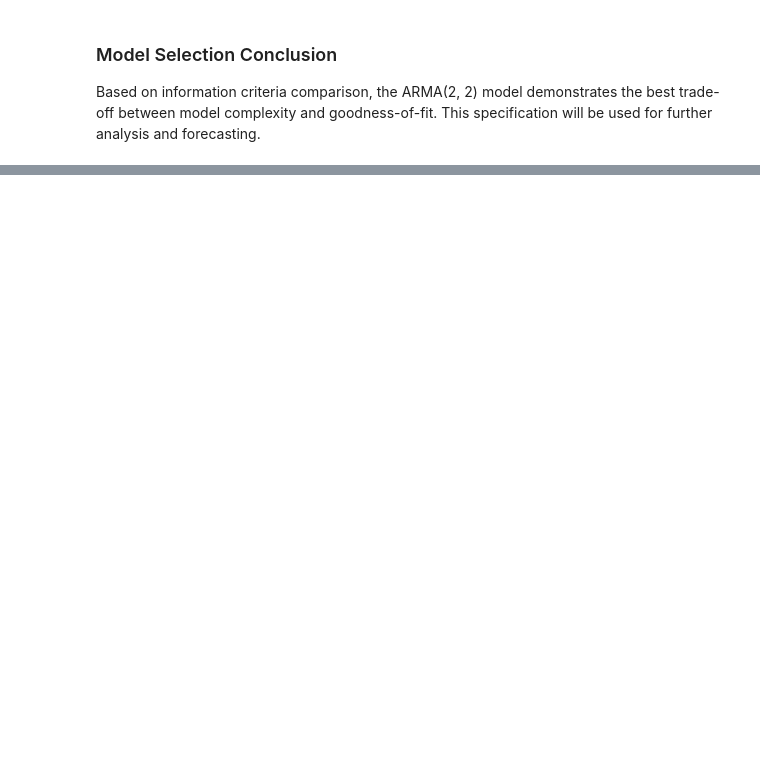
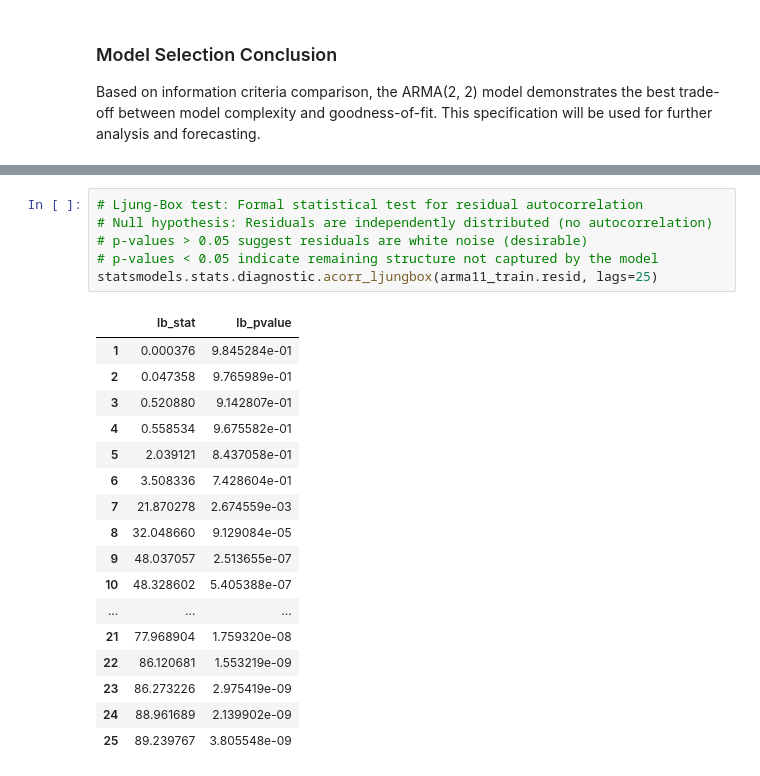
Before and after one commit to nescuderor/Personal_portfolio, a Jupyter notebook: 03_Time_series/01_arma_models.ipynb, the cells around one changed output, grey strips where cells are left out. Drawn from its saved outputs; the diff is of its cells as text; blank space fills up the shorter version.

```diff
--- a/03_Time_series/01_arma_models.ipynb
+++ b/03_Time_series/01_arma_models.ipynb
@@ -730,0 +755,24 @@ Error:
+# %%
+# Ljung-Box test: Formal statistical test for residual autocorrelation
+# Null hypothesis: Residuals are independently distributed (no autocorrelation)
+# p-values > 0.05 suggest residuals are white noise (desirable)
+# p-values < 0.05 indicate remaining structure not captured by the model
+statsmodels.stats.diagnostic.acorr_ljungbox(arma11_train.resid, lags=25)
+# %% [output]
+|  | lb_stat | lb_pvalue |
+| 1 | 0.000376 | 9.845284e-01 |
+| 2 | 0.047358 | 9.765989e-01 |
+| 3 | 0.520880 | 9.142807e-01 |
+| 4 | 0.558534 | 9.675582e-01 |
+| 5 | 2.039121 | 8.437058e-01 |
+| 6 | 3.508336 | 7.428604e-01 |
+| 7 | 21.870278 | 2.674559e-03 |
+| 8 | 32.048660 | 9.129084e-05 |
+| 9 | 48.037057 | 2.513655e-07 |
+| 10 | 48.328602 | 5.405388e-07 |
+| ... | ... | ... |
+| 21 | 77.968904 | 1.759320e-08 |
+| 22 | 86.120681 | 1.553219e-09 |
+| 23 | 86.273226 | 2.975419e-09 |
+| 24 | 88.961689 | 2.139902e-09 |
+| 25 | 89.239767 | 3.805548e-09 |
```
Also changed, not shown: parts of 42 cells of this notebook.
